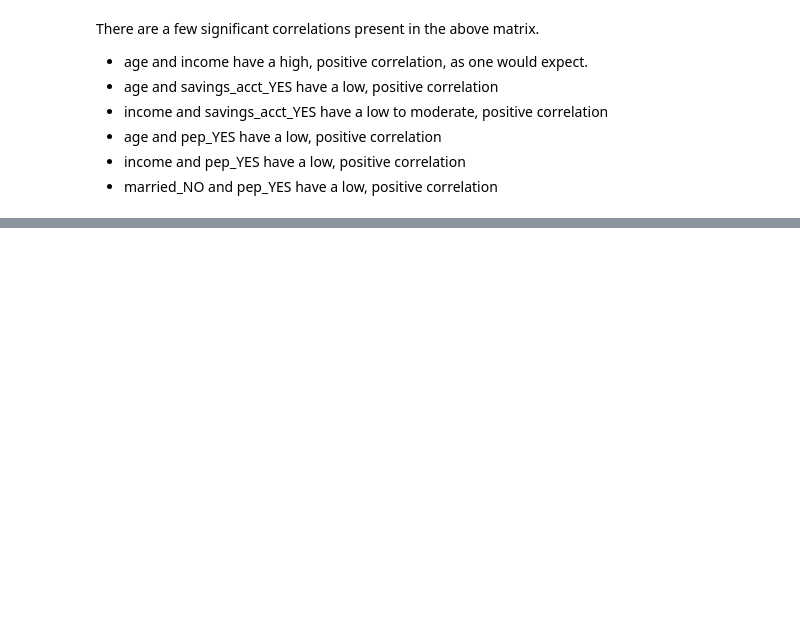
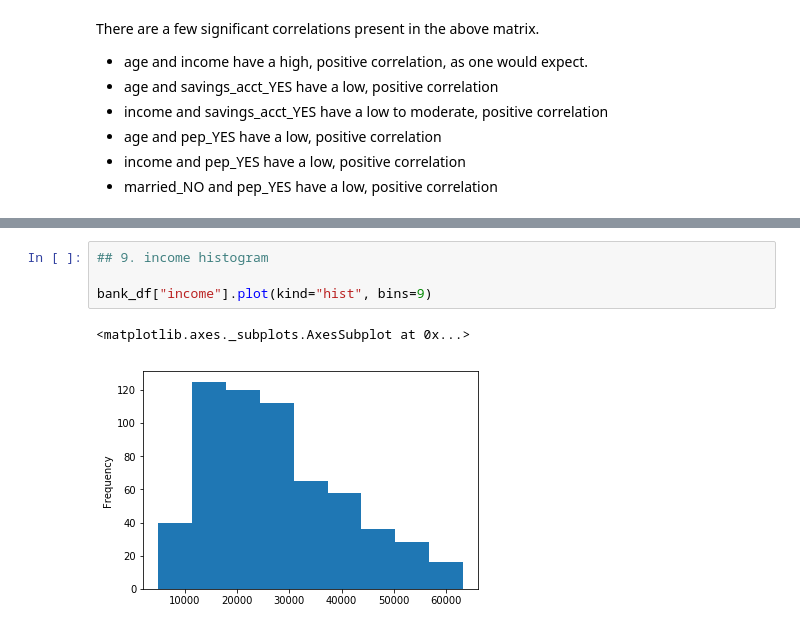
Before and after one commit to MickeyGeorge/dsc478, a Jupyter notebook: Assignment1/MichaelJanke_Assignment1.ipynb, the cells around one changed output, grey strips where cells are left out. Saved outputs shown, nothing was run; the diff lists cells and outputs as text; blank space fills up the shorter version.

```diff
--- a/Assignment1/MichaelJanke_Assignment1.ipynb
+++ b/Assignment1/MichaelJanke_Assignment1.ipynb
@@ -376,0 +392,7 @@ There are a few significant correlations present in the above matrix.
+# %%
+## 9. income histogram
+
+bank_df["income"].plot(kind="hist", bins=9)
+# %% [output]
+<matplotlib.axes._subplots.AxesSubplot at 0x...>
+[figure, added]
```
Also changed, not shown: parts of 7 cells of this notebook.
